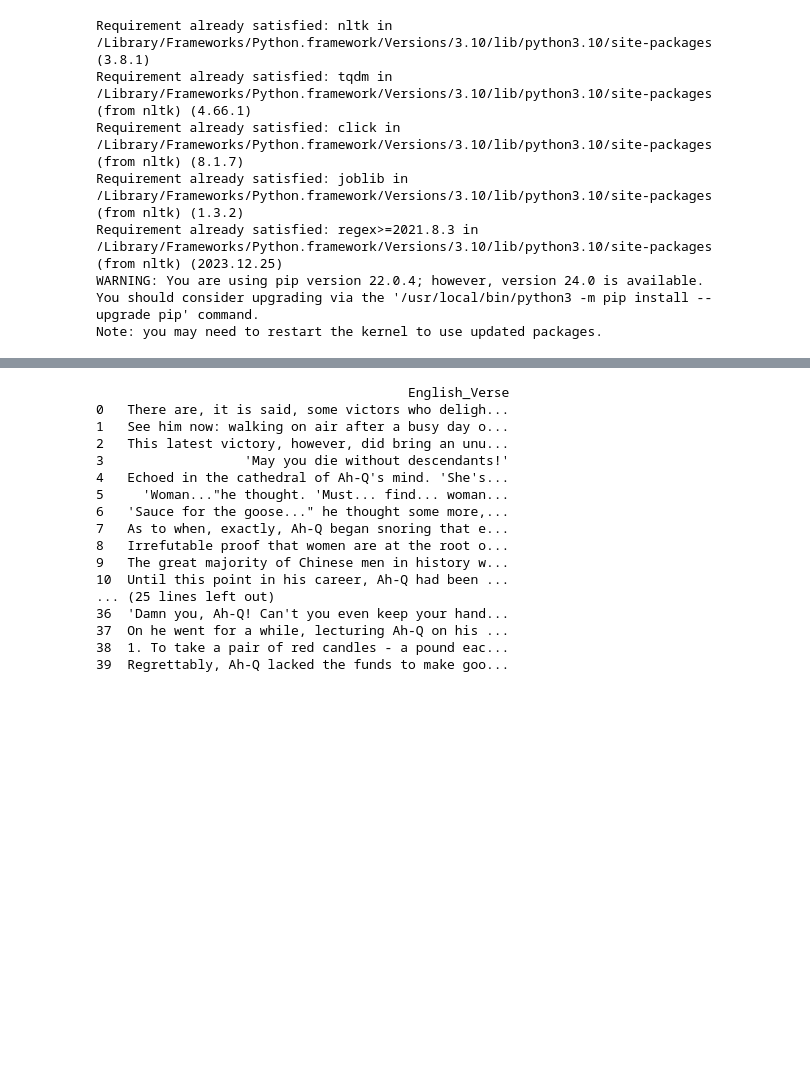
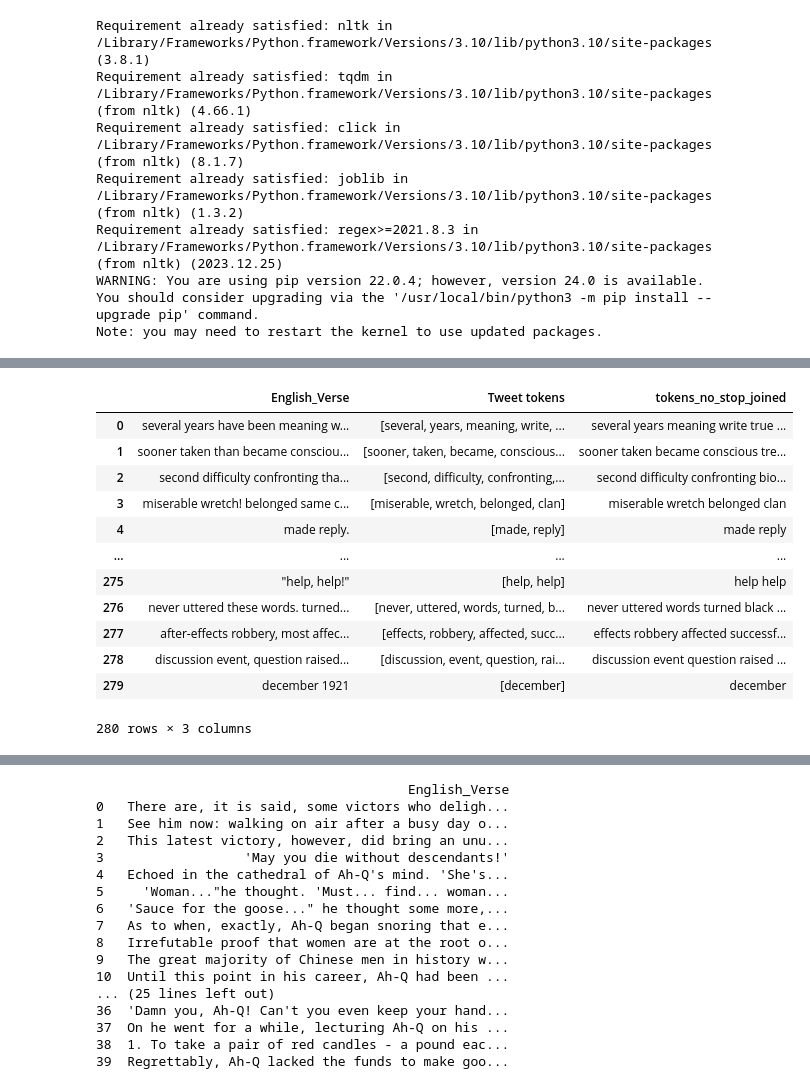
Before and after one commit to sydney-machine-learning/translationanalysis-Mandarin, a Jupyter notebook: jupyter_notebook/semantic_analysis.ipynb, the cells around one changed output, grey strips where cells are left out. Saved outputs shown, nothing was run; the diff lists cells and outputs as text; code cells hidden in the pictures; blank space fills up the shorter version.

```diff
--- a/jupyter_notebook/semantic_analysis.ipynb
+++ b/jupyter_notebook/semantic_analysis.ipynb
@@ -39,0 +84,33 @@ model = SentenceTransformer('all-mpnet-base-v2')
+# %%
+import re
+import pandas as pd
+import nltk
+from nltk.corpus import stopwords
+from nltk import ngrams
+from gensim.utils import simple_preprocess
+
+nltk.download('stopwords')
+
+stop_words = stopwords.words('english')
+newStopWords = ['ah', 'q', 'i', 'mrs', 'chao', 'zhao', 'sichen', 'woman', 'man', 'wife', 'candidate', 'one', 'two', 'three', 'four', 'five', 'would', 'weichuang', 'wang', 'szu', 'chen', 'pai', 'yen','wanted', 'amitabha','jump', 'forgetting', 'day', 'xiucai', 'soon', 'small', 'little', 'seem', 'seemed', 'also', 'said', 'time', 'never', 'seen', 'tum','clang','even','though','weizhuang','thousand']
+stop_words.extend(newStopWords)
+
+def remove_stopwords(tweets):
+    return [[word for word in simple_preprocess(str(tweet), deacc=True) if word not in stop_words] for tweet in tweets]
+
+def preprocessing(df):
+    df['English_Verse'] = df['English_Verse'].str.lower()  # Convert to lowercase
+    df['English_Verse'] = df['English_Verse'].str.replace("[^a-zA-Z#]", " ")  # Remove punctuations
+    df['English_Verse'] = df['English_Verse'].apply(lambda x: ' '.join([w for w in x.split() if len(w) > 3]))  # Remove short words
+    df['Tweet tokens'] = df['English_Verse'].apply(lambda x: remove_stopwords([x])[0])
+    df['tokens_no_stop_joined'] = df['Tweet tokens'].apply(lambda x: ' '.join(x))
+    return df
+
+def retrieve_text(df):
+    doc = '. '.join(df['tokens_no_stop_joined'])
+    return doc
+
+def ngrams_series_func(data, n):
+    wordList = re.sub("[^\w]", " ", data).split()
+    ngrams_series = (pd.Series(nltk.ngrams(wordList, n)).value_counts())[:10]
+    return ngrams_series
@@ -39,0 +121,18 @@ model = SentenceTransformer('all-mpnet-base-v2')
+# %%
+df_ngrams_hsien = pd.DataFrame(combined_hsien_ngrams)
+df_ngrams_hsien = preprocessing(df_ngrams_hsien)
+df_ngrams_hsien
+# %% [output]
+|  | English_Verse | Tweet tokens | tokens_no_stop_joined |
+| 0 | several years have been meaning w... | [several, years, meaning, write, ... | several years meaning write true ... |
+| 1 | sooner taken than became consciou... | [sooner, taken, became, conscious... | sooner taken became conscious tre... |
+| 2 | second difficulty confronting tha... | [second, difficulty, confronting,... | second difficulty confronting bio... |
+| 3 | miserable wretch! belonged same c... | [miserable, wretch, belonged, clan] | miserable wretch belonged clan |
+| 4 | made reply. | [made, reply] | made reply |
+| ... | ... | ... | ... |
+| 275 | "help, help!" | [help, help] | help help |
+| 276 | never uttered these words. turned... | [never, uttered, words, turned, b... | never uttered words turned black ... |
+| 277 | after-effects robbery, most affec... | [effects, robbery, affected, succ... | effects robbery affected successf... |
+| 278 | discussion event, question raised... | [discussion, event, question, rai... | discussion event question raised ... |
+| 279 | december 1921 | [december] | december |
+280 rows × 3 columns
```
Also changed, not shown: parts of 30 cells of this notebook, 1 other file.
